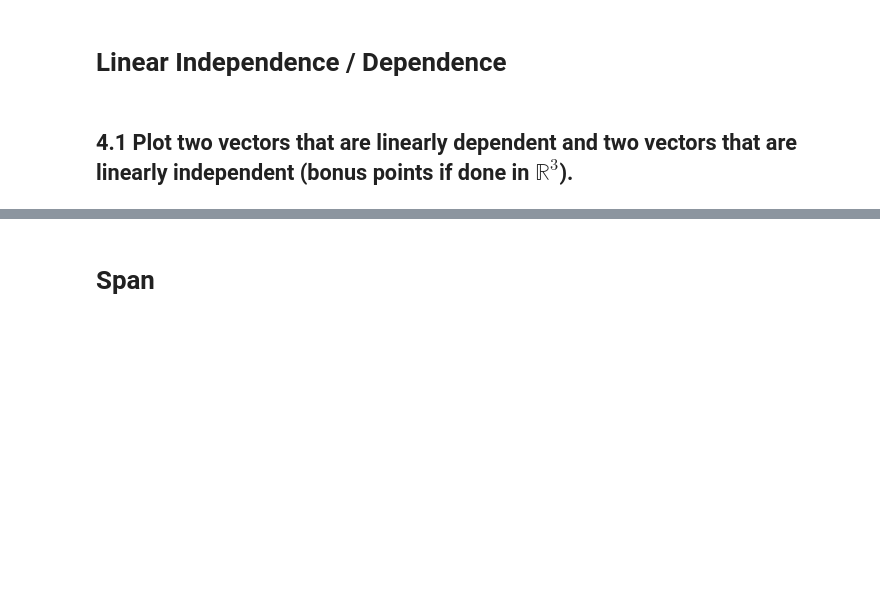
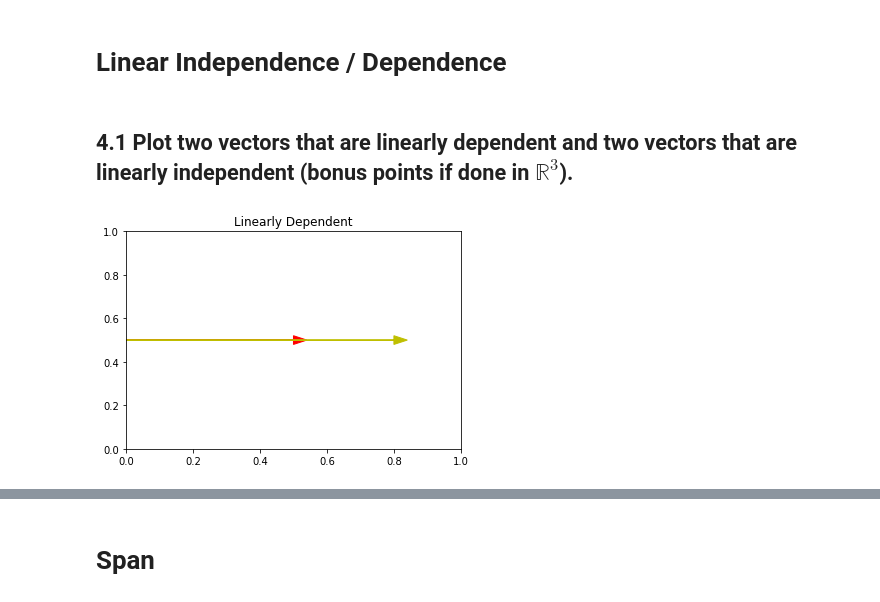
Before and after one commit to bloominstituteoftechnology/DS-Unit-1-Sprint-3-Linear-Algebra, a Jupyter notebook: KHellyer_DS_132_Intermediate_Linear_Algebra_Assignment.ipynb, the cells around one changed output, grey strips where cells are left out. Drawn from its saved outputs; the diff is of its cells as text; code cells hidden in the pictures; blank space fills up the shorter version.

```diff
--- a/KHellyer_DS_132_Intermediate_Linear_Algebra_Assignment.ipynb
+++ b/KHellyer_DS_132_Intermediate_Linear_Algebra_Assignment.ipynb
@@ -218,3 +175,9 @@ f = \begin{bmatrix} 4 & 12 & 11 & 9 & 2 \end{bmatrix}
 # Linear Independence / Dependence
 # %% [markdown]
 ## 4.1 Plot two vectors that are linearly dependent and two vectors that are linearly independent (bonus points if done in $\mathbb{R}^3$).
+# %%
+plt.arrow(0,0.5,.5,0, head_width= .04, head_length =.04, color= 'r')
+plt.arrow(0,0.5,.8,0, head_width= .04, head_length =.04, color= 'y')
+plt.title("Linearly Dependent");
+# %% [output]
+[figure, added]
```
Also changed, not shown: parts of 37 cells of this notebook.
